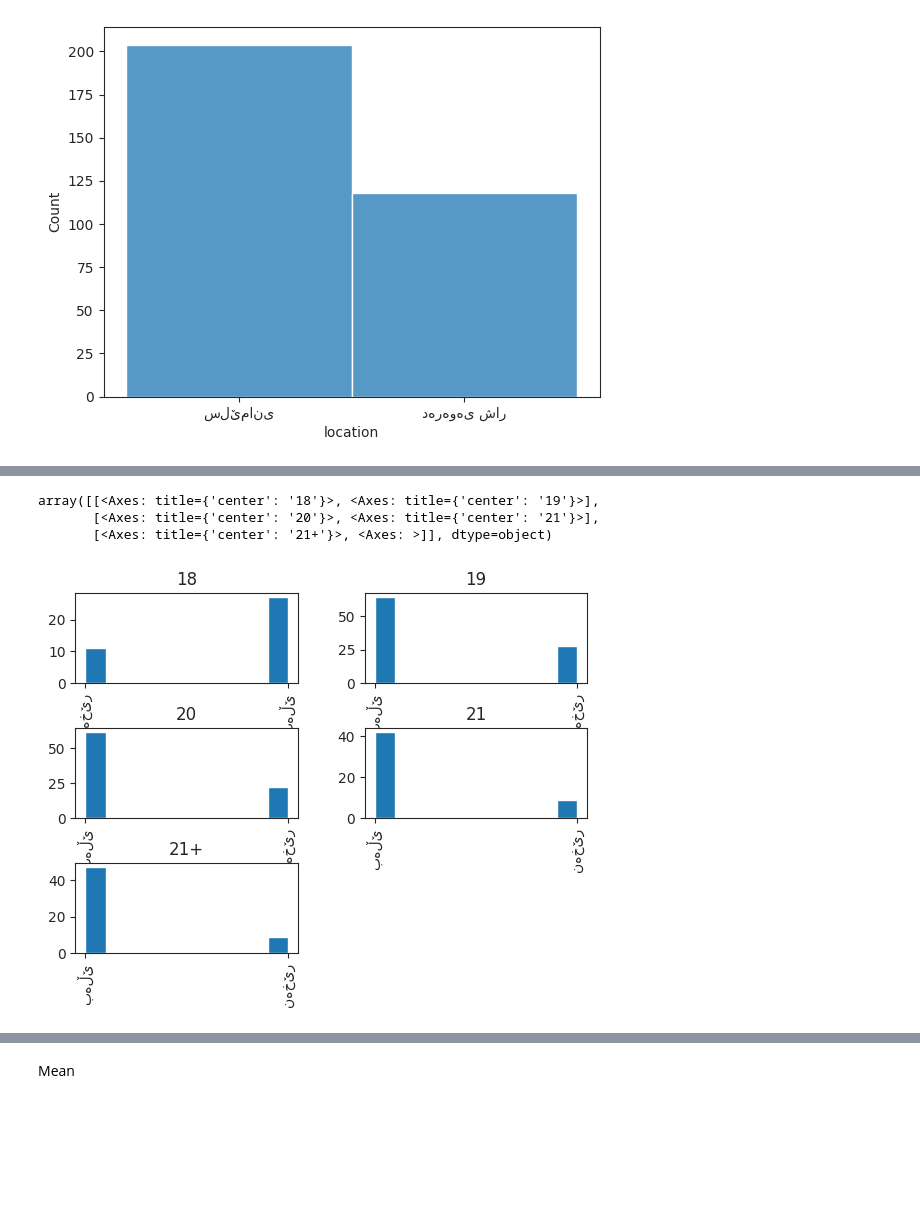
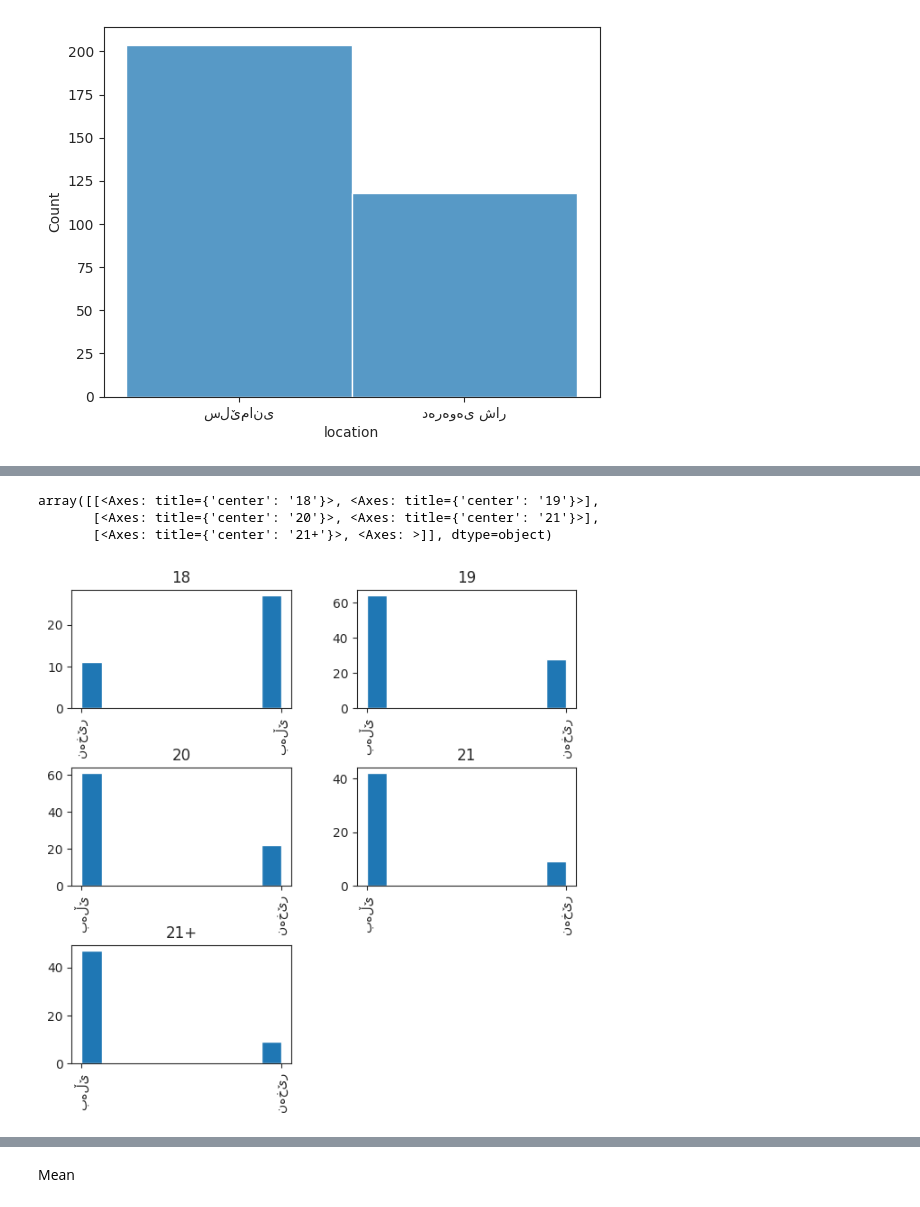
Before and after one commit to AAShK23/Feminism-and-its-affection-on-marriage, a Jupyter notebook: project_code.ipynb, the cells around one changed output, grey strips where cells are left out. Drawn from its saved outputs; the diff is of its cells as text; code cells hidden in the pictures; blank space fills up the shorter version.

```diff
--- a/project_code.ipynb
+++ b/project_code.ipynb
@@ -123,8 +123,8 @@ array([[<Axes: title={'center': '18'}>, <Axes: title={'center': '19'}>],
 # %%
-mydata.hist(by='age',column ='does feminism affect divorce and family problems?')
+mydata.hist(by='age',column ='does feminism affect divorce and family problems?', figsize=(7,7))
 # %% [output]
 array([[<Axes: title={'center': '18'}>, <Axes: title={'center': '19'}>],
        [<Axes: title={'center': '20'}>, <Axes: title={'center': '21'}>],
        [<Axes: title={'center': '21+'}>, <Axes: >]], dtype=object)
-[figure, old version]
+[figure, new version]
 # %%
```
Also changed, not shown: parts of 2 cells of this notebook.
